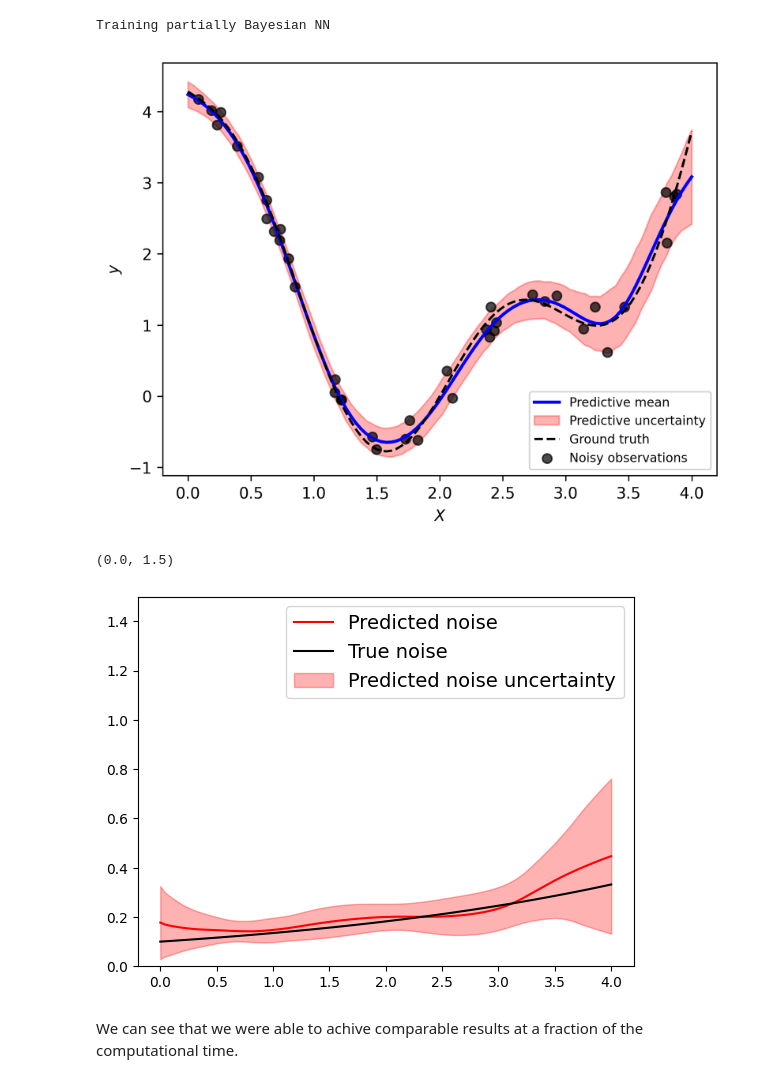
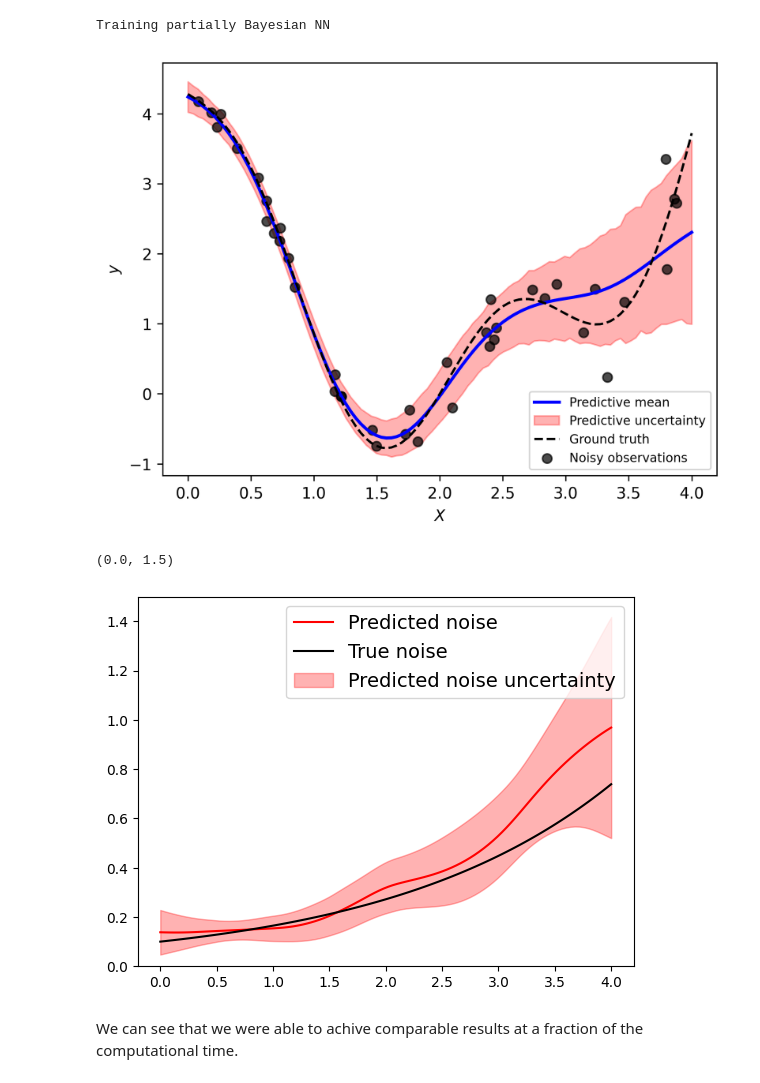
Before and after one commit to ziatdinovmax/NeuroBayes, a Jupyter notebook: examples/heteroskedastic.ipynb, the cells around one changed output. Cells and saved outputs as stored; diff of their text form; code cells hidden in the pictures.

```diff
--- a/examples/heteroskedastic.ipynb
+++ b/examples/heteroskedastic.ipynb
@@ -28,7 +28,7 @@ def toydata1d():
     return (x_start, x_stop), f
 
 def noise_std(x):
-    return 0.1 * np.exp(0.3 * x)
+    return 0.1 * np.exp(0.5 * x)
 
 def measure(x, noise=True):
     y = toyfunc(x)
@@ -142,23 +142,23 @@ ax.scatter(X_measured, y_measured, c='k', label="Noisy observations", alpha=0.7)
 ax.legend(loc='best', fontsize=8)
 plt.show()
 # %% [output]
-[figure, old version]
+[figure, new version]
 # %%
-predicted_noise, predicted_noise_variance = bnn.predict_noise(X_domain)
+predicted_noise, predicted_noise_variance = pbnn.predict_noise(X_domain)
 
 predicted_noise = predicted_noise.squeeze()
 predicted_noise_variance = predicted_noise_variance.squeeze()
 plt.plot(X_domain, predicted_noise, color='r', label='Predicted noise')
 plt.plot(X_domain, noise_std(X_domain), color='k', label='True noise')
 plt.fill_between(
     X_domain,
     predicted_noise - np.sqrt(predicted_noise_variance),
     predicted_noise + np.sqrt(predicted_noise_variance),
     color='r', alpha=0.3, label="Predicted noise uncertainty")
 plt.legend(fontsize=14)
 plt.ylim(0, 1.5)
 # %% [output]
 (0.0, 1.5)
-[figure, old version]
+[figure, new version]
 # %% [markdown]
 We can see that we were able to achive comparable results at a fraction of the computational time.
```
Also changed, not shown: parts of 3 cells of this notebook.
